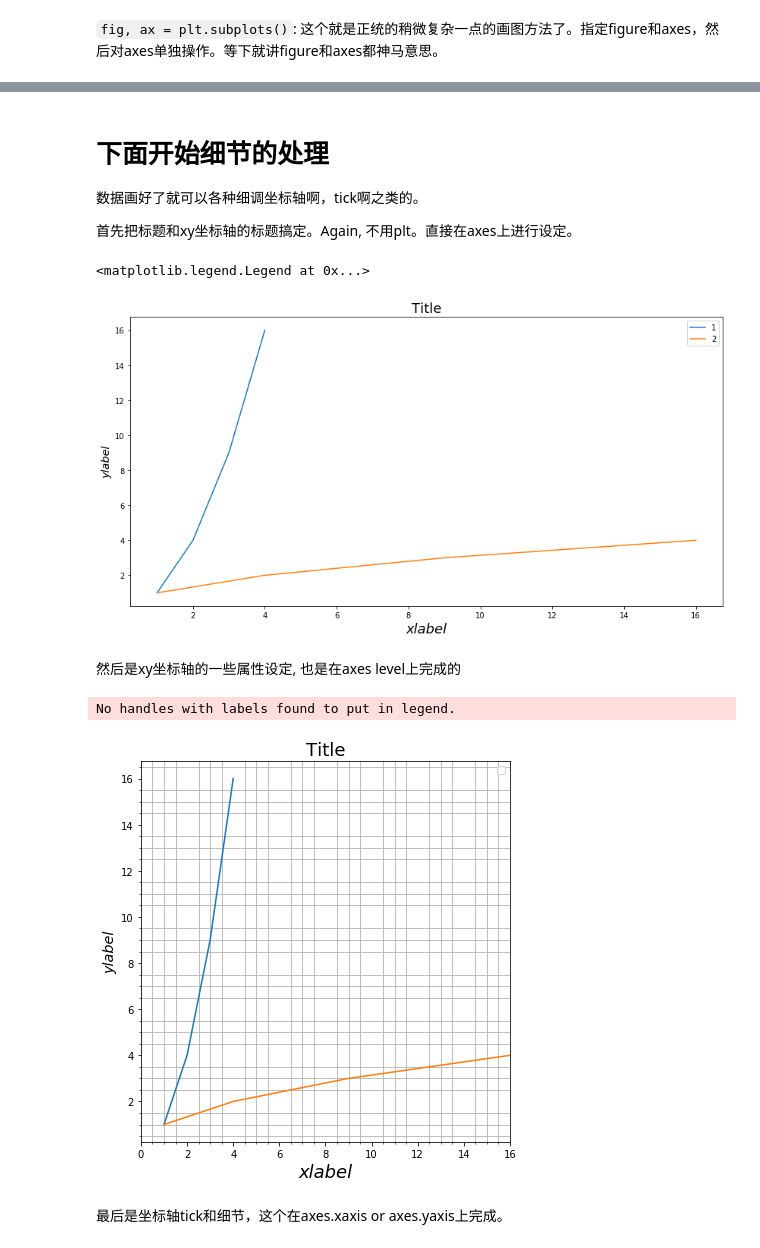
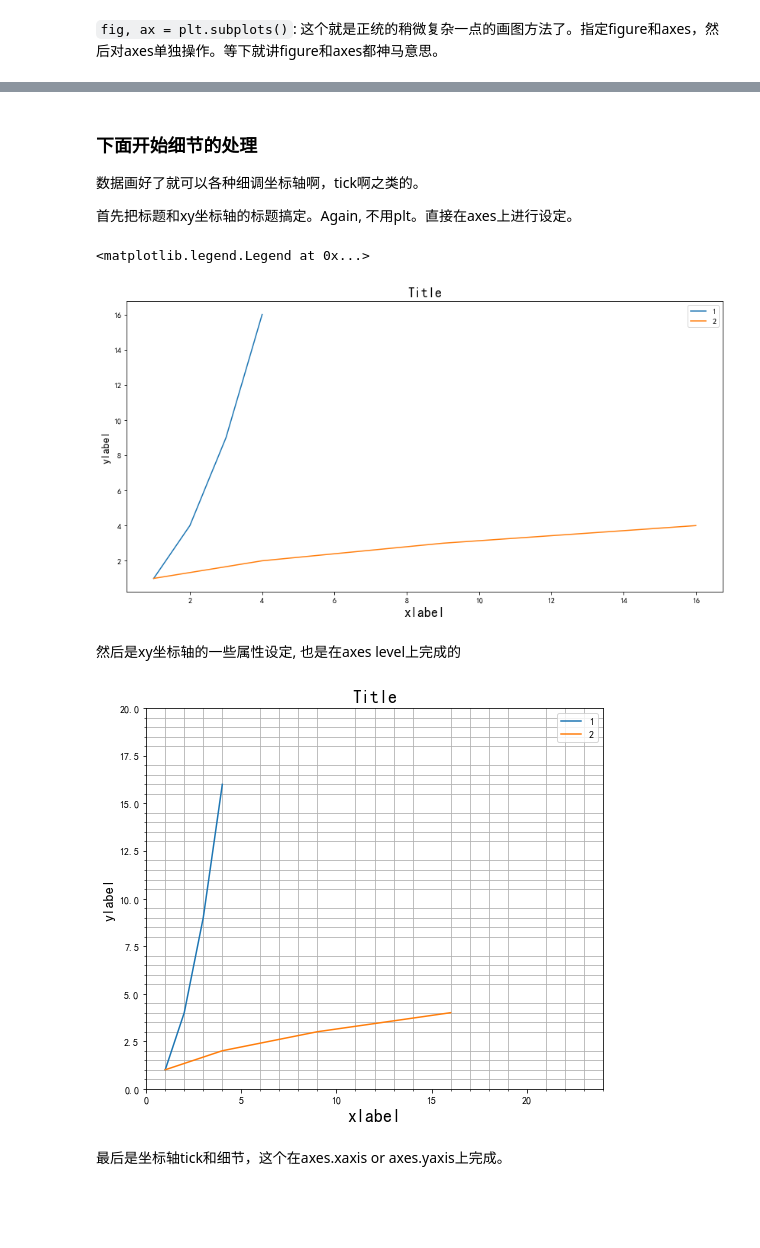
Before and after one commit to imcda/Python-Tutorial-for-Humans, a Jupyter notebook: 007-数据可视化-绘制图表/matplotlib 基础.ipynb, the cells around one changed output, grey strips where cells are left out. Saved outputs shown, nothing was run; the diff lists cells and outputs as text; code cells hidden in the pictures; blank space fills up the shorter version.

```diff
--- a/007-数据可视化-绘制图表/matplotlib 基础.ipynb
+++ b/007-数据可视化-绘制图表/matplotlib 基础.ipynb
@@ -27,16 +34,22 @@ matplotlib 中文网： https://www.matplotlib.org.cn/gallery/text_labels_and_an
 ## 在matplotlib中，有两种画图方式：
 **`plt.figure()`**： `plt.***`系列。通过`plt.xxx` 来画图，其实是取了一个捷径。这是通过matplotlib提供的一个api，这个plt提供了很多基本的function可以让你很快的画出图来，但是如果你想要更细致的精调，就要使用另外一种方法。
 # %%
+# 如果想要图片可调节，可以用这个
+# %matplotlib notebook
+# 如果只是想展示在 Jupyter Notebook
 %matplotlib inline
+
 import matplotlib.pyplot as plt
+plt.rcParams['font.sans-serif']=['SimHei'] # 用来正常显示中文标签
+plt.rcParams['axes.unicode_minus']=False # 用来正常显示负号
+
+import pandas as pd
 import numpy as np
+
 A = np.arange(1,5)
 B = A**2
 C = A**3
 
-
-plt.figure(1)
-plt.subplot(211)
-plt.plot(A,B)
-plt.show()
+print(A)
+print(B)
 # %% [output]
@@ -43,0 +67,8 @@ plt.show()
+# %%
+A = [1,2,3,4]
+B = [1,4,9,16]
+
+plt.figure(1)
+plt.subplot(121)
+plt.plot(A,B)
+plt.show()
@@ -110,5 +146,5 @@ ax.plot(B,A,label='2')
 # %% [markdown]
-# 下面开始细节的处理
+### 下面开始细节的处理
 数据画好了就可以各种细调坐标轴啊，tick啊之类的。
 
 首先把标题和xy坐标轴的标题搞定。Again, 不用plt。直接在axes上进行设定。
@@ -127,30 +163,30 @@ ax.set_ylabel('ylabel', fontsize='x-large',fontstyle='oblique')
 ax.legend()
 # %% [output]
 <matplotlib.legend.Legend at 0x...>
-[figure, old version]
+[figure, new version]
 # %% [markdown]
 然后是xy坐标轴的一些属性设定, 也是在axes level上完成的
 # %%
 fig, ax = plt.subplots(figsize=(14,7))
 # fig, ax = plt.subplots(2,1,figsize=(14,7))
 # ax[0].***
 # ax[1].***
 
-ax.plot(A,B)
-ax.plot(B,A)
+ax.plot(A,B, label='1')
+ax.plot(B,A, label='2')
 
 ax.set_title('Title',fontsize=18)
 ax.set_xlabel('xlabel', fontsize=18,fontfamily = 'sans-serif',fontstyle='italic')
 ax.set_ylabel('ylabel', fontsize='x-large',fontstyle='oblique')
 ax.legend()
 
 ax.set_aspect('equal')
 ax.minorticks_on()
-ax.set_xlim(0,16)
+ax.set_xlim(0,24)
+ax.set_ylim(0,20)
 ax.grid(which='minor', axis='both')
 # %% [output]
-No handles with labels found to put in legend.
-[figure, old version]
+[figure, new version]
 # %% [markdown]
 最后是坐标轴tick和细节，这个在axes.xaxis or axes.yaxis上完成。
 # %%
```
Also changed, not shown: parts of 46 cells of this notebook, 9 other files.
